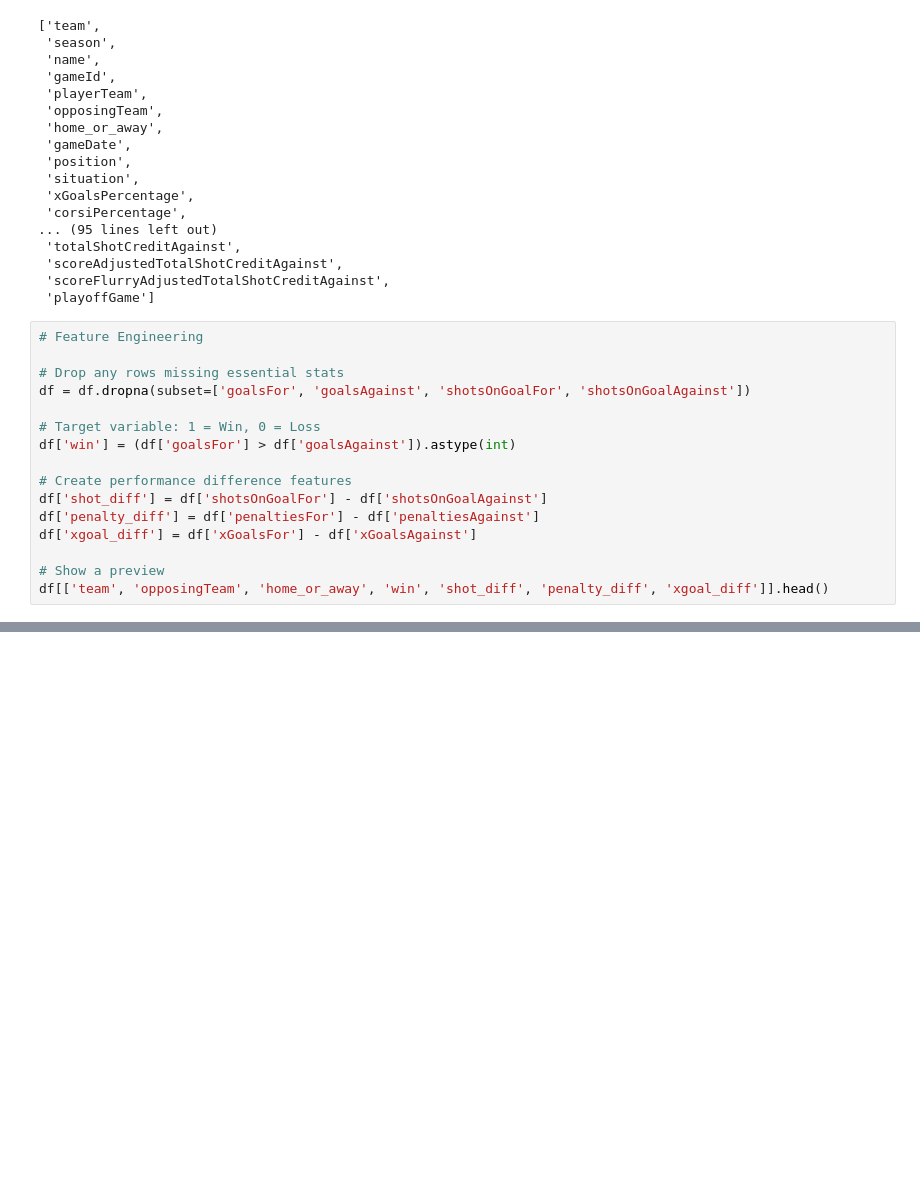
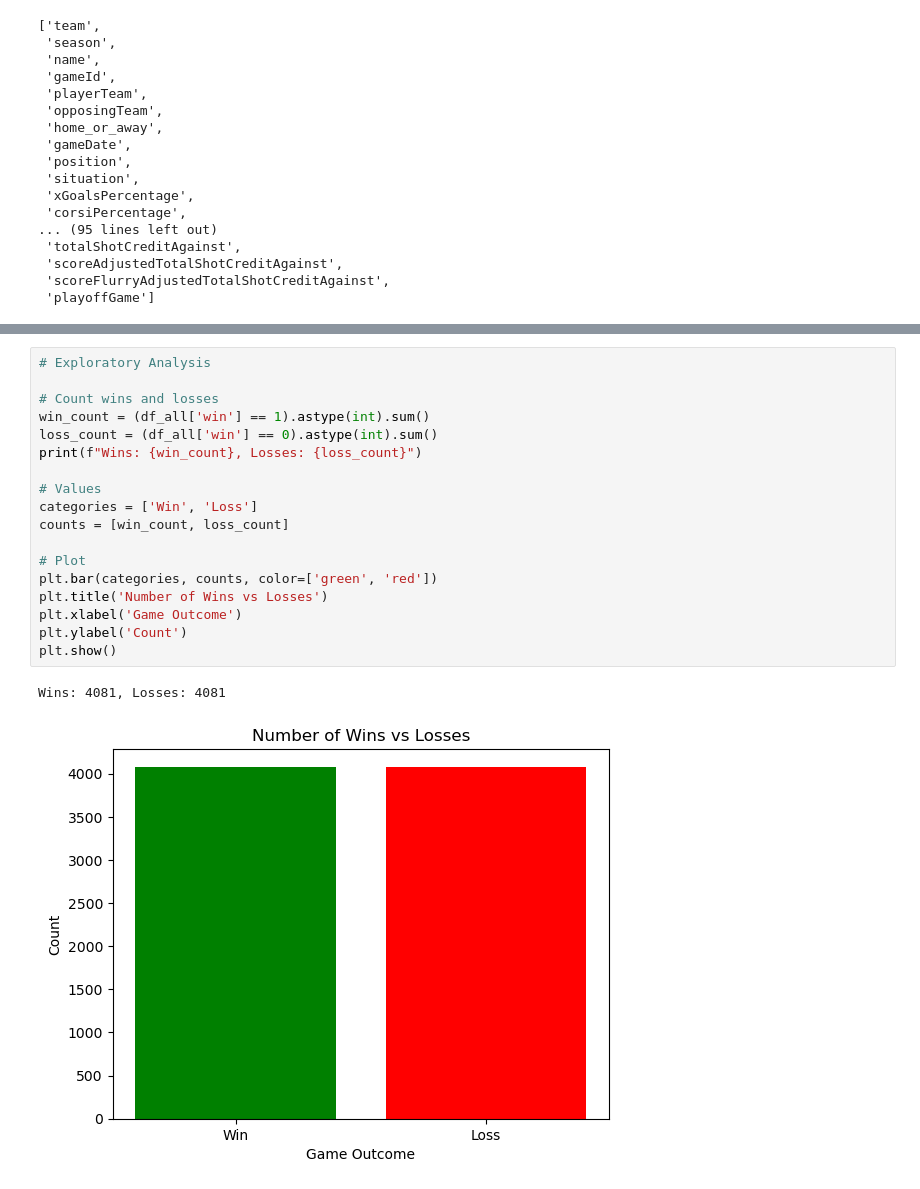
Before and after one commit to Rizzi7/NHL-Game-Prediction-CP322, a Jupyter notebook: notebooks/data_exploration.ipynb, the cells around one changed output, grey strips where cells are left out. Drawn from its saved outputs; the diff is of its cells as text; blank space fills up the shorter version.

```diff
--- a/notebooks/data_exploration.ipynb
+++ b/notebooks/data_exploration.ipynb
@@ -58,19 +58,3 @@ memory usage: 186.1+ MB
  'scoreAdjustedTotalShotCreditAgainst',
  'scoreFlurryAdjustedTotalShotCreditAgainst',
  'playoffGame']
-# %%
-# Feature Engineering
-
-# Drop any rows missing essential stats
-df = df.dropna(subset=['goalsFor', 'goalsAgainst', 'shotsOnGoalFor', 'shotsOnGoalAgainst'])
-
-# Target variable: 1 = Win, 0 = Loss
-df['win'] = (df['goalsFor'] > df['goalsAgainst']).astype(int)
-
-# Create performance difference features
-df['shot_diff'] = df['shotsOnGoalFor'] - df['shotsOnGoalAgainst']
-df['penalty_diff'] = df['penaltiesFor'] - df['penaltiesAgainst']
-df['xgoal_diff'] = df['xGoalsFor'] - df['xGoalsAgainst']
-
-# Show a preview
-df[['team', 'opposingTeam', 'home_or_away', 'win', 'shot_diff', 'penalty_diff', 'xgoal_diff']].head()
@@ -95,0 +137,21 @@ plt.show()
+# %%
+# Exploratory Analysis
+
+# Count wins and losses
+win_count = (df_all['win'] == 1).astype(int).sum()
+loss_count = (df_all['win'] == 0).astype(int).sum()
+print(f"Wins: {win_count}, Losses: {loss_count}")
+
+# Values
+categories = ['Win', 'Loss']
+counts = [win_count, loss_count]
+
+# Plot
+plt.bar(categories, counts, color=['green', 'red'])
+plt.title('Number of Wins vs Losses')
+plt.xlabel('Game Outcome')
+plt.ylabel('Count')
+plt.show()
+# %% [output]
+Wins: 4081, Losses: 4081
+[figure, added]
```
Also changed, not shown: parts of 4 cells of this notebook.
